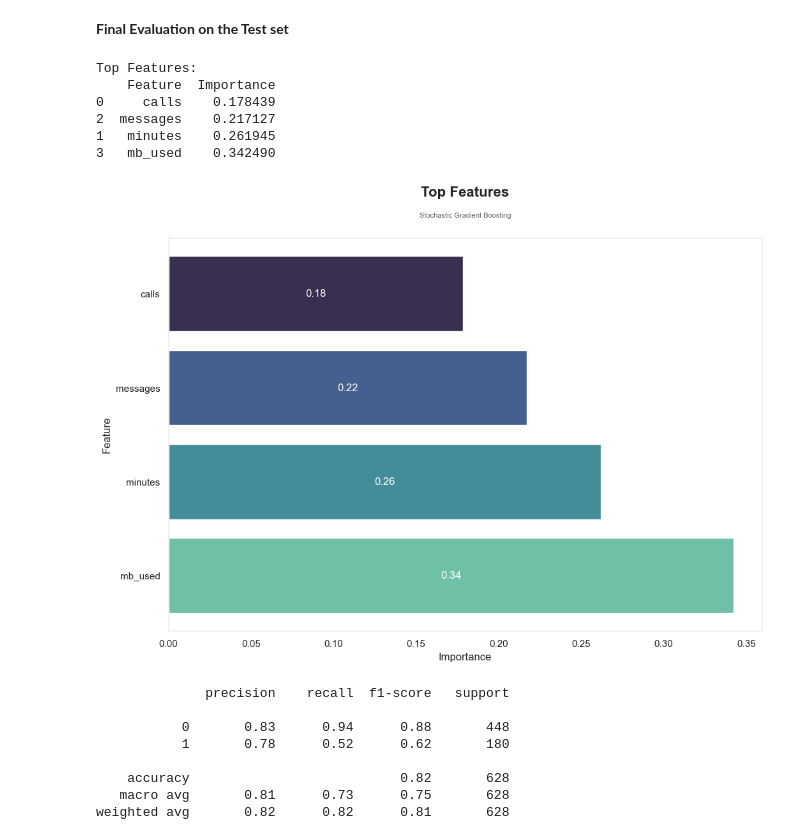
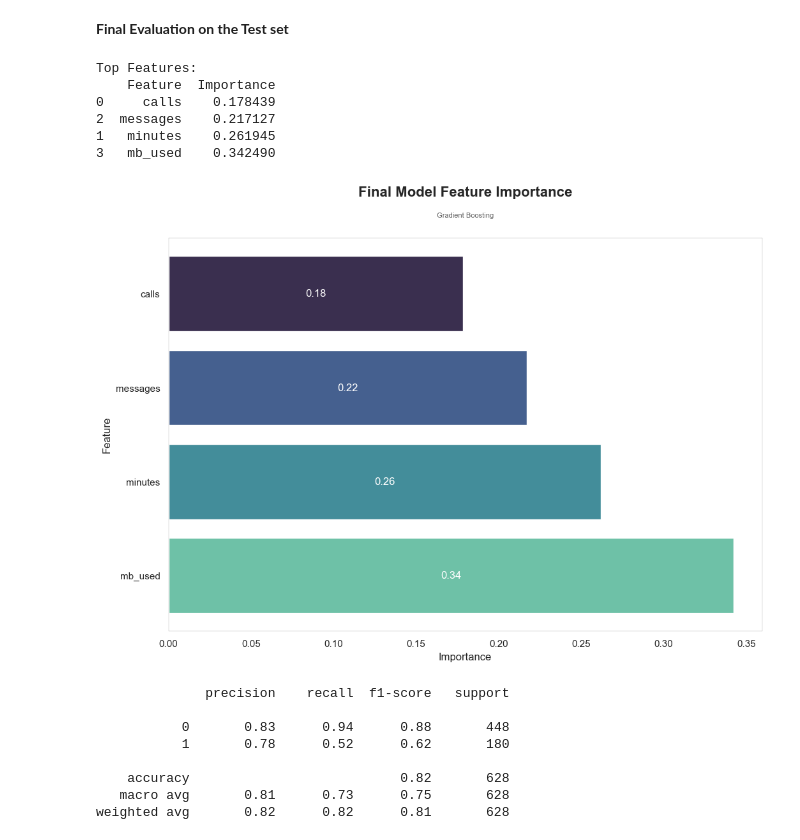
Before and after one commit to mattamx/Projects, a Jupyter notebook: TripleTen Projects/Sprint 7 - Introduction to ML/Intro to ML v2.ipynb, the cells around one changed output. Saved outputs shown, nothing was run; the diff lists cells and outputs as text; code cells hidden in the pictures.

```diff
--- a/TripleTen Projects/Sprint 7 - Introduction to ML/Intro to ML v2.ipynb
+++ b/TripleTen Projects/Sprint 7 - Introduction to ML/Intro to ML v2.ipynb
@@ -408,39 +409,39 @@ Average Cross-Val Score w/Accuracy scoring: 0.803
 **Final Evaluation on the Test set**
 # %%
 feature_importances = gbt.feature_importances_
-feature_importance_df = pd.DataFrame({'Feature': X_train.columns, 'Importance': feature_importances})
+feature_importance_df = pd.DataFrame({'Feature': X_train.columns, 'Importance': feature_importances}) #X_train_scaled is a numpy array
 feature_importance_df = feature_importance_df.sort_values(by='Importance')
 
 top_features = feature_importance_df.head()
 print("Top Features:")
 print(top_features)
 
 fig, ax = plt.subplots(figsize=(12, 8))
 sns.barplot(data = top_features,
             y = 'Feature', x = 'Importance',
               palette="mako", hue='Feature',
               ax=ax)
 
 
 for c in ax.containers:
     labels = [f'{( round(v.get_width(),2) )}' for v in c]
     ax.bar_label(c, labels=labels, label_type='center', color='white')
 
-ax.relim()  # the plot limits need to be updated with the moved bars
+ax.relim()
 ax.autoscale()
-ax.text(x=0.5, y=1.1, s='Top Features', fontsize=16, weight='bold', ha='center', va='bottom', transform=ax.transAxes)
-ax.text(x=0.5, y=1.05, s='Stochastic Gradient Boosting', fontsize=8, alpha=0.75, ha='center', va='bottom', transform=ax.transAxes)
+ax.text(x=0.5, y=1.1, s='Final Model Feature Importance', fontsize=16, weight='bold', ha='center', va='bottom', transform=ax.transAxes)
+ax.text(x=0.5, y=1.05, s='Gradient Boosting', fontsize=8, alpha=0.75, ha='center', va='bottom', transform=ax.transAxes)
 
 plt.xlabel('Importance')
 plt.show()
 # %% [output]
 Top Features:
     Feature  Importance
 0     calls    0.178439
 2  messages    0.217127
 1   minutes    0.261945
 3   mb_used    0.342490
-[figure, old version]
+[figure, new version]
 # %%
 print(classification_report(y_test, y_pred_sgbt))
 # %% [output]
```
Also changed, not shown: parts of 7 cells of this notebook, 4 other files.
